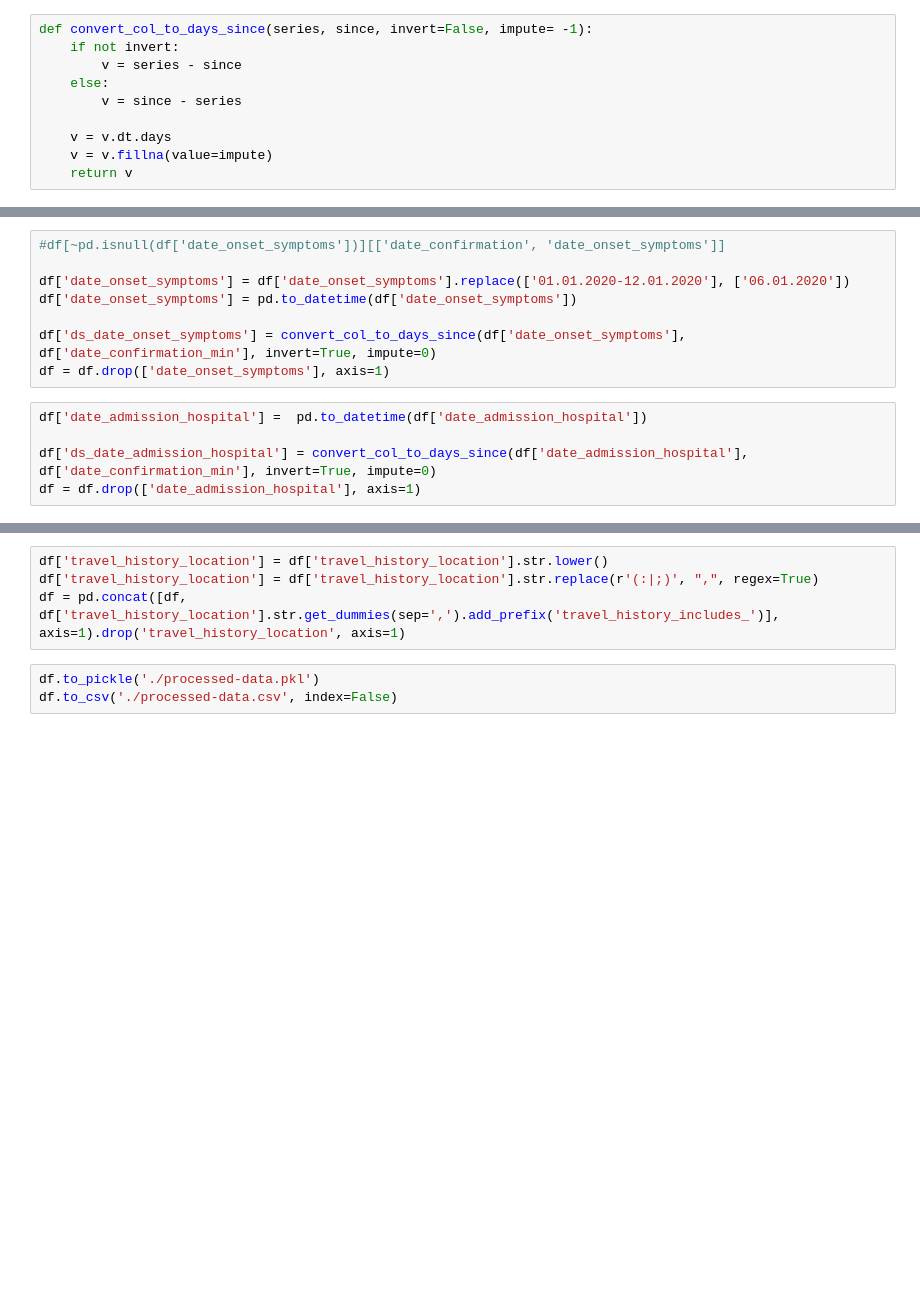
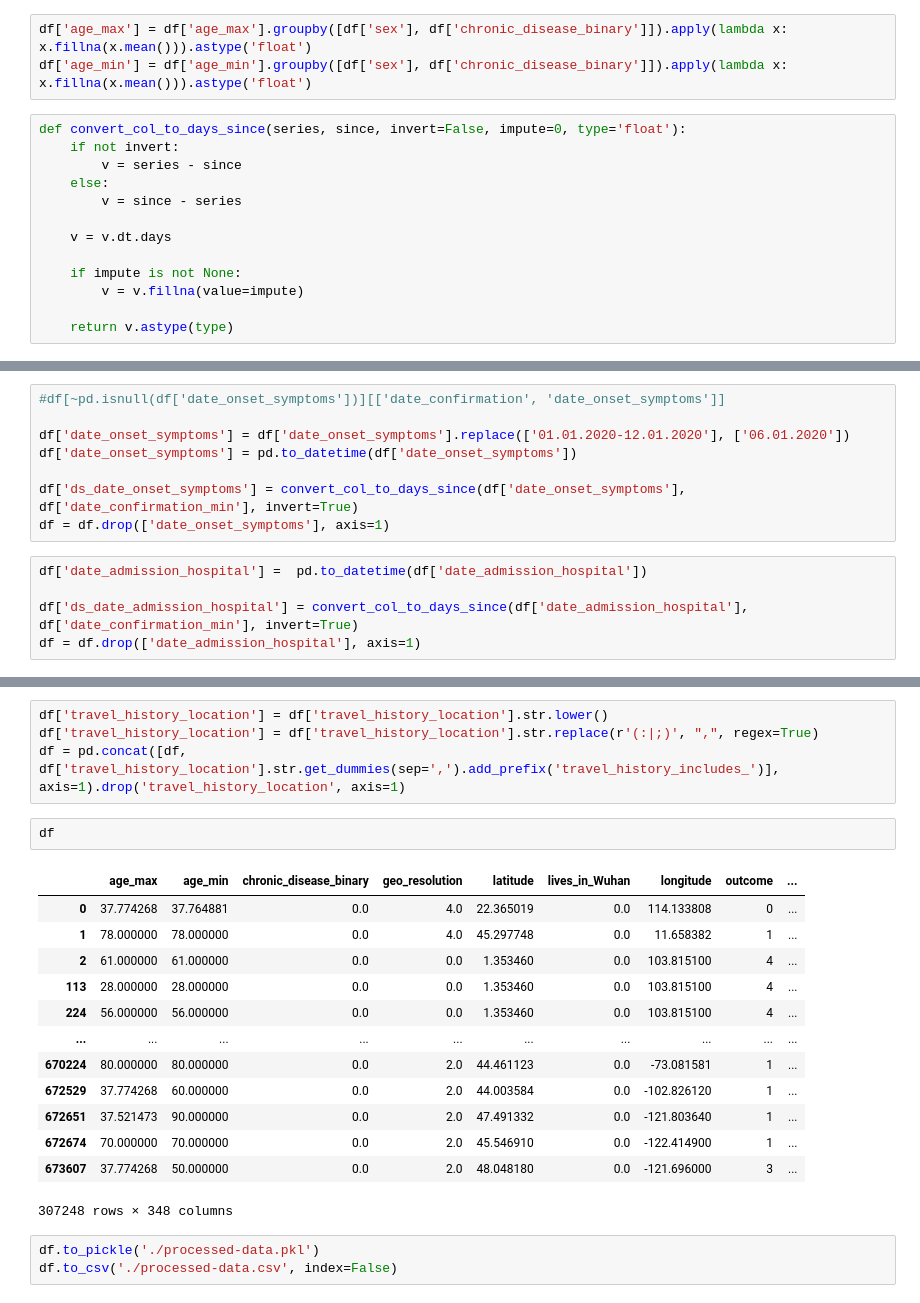
Before and after one commit to awphi/covid-risk-classifier, a Jupyter notebook: DataProcessor.ipynb, the cells around one changed output, grey strips where cells are left out. Saved outputs shown, nothing was run; the diff lists cells and outputs as text; blank space fills up the shorter version.

```diff
--- a/DataProcessor.ipynb
+++ b/DataProcessor.ipynb
@@ -110,13 +100,19 @@ df['age_max'] = df['age_max'].astype('float')
+# %%
+df['age_max'] = df['age_max'].groupby([df['sex'], df['chronic_disease_binary']]).apply(lambda x: x.fillna(x.mean())).astype('float')
+df['age_min'] = df['age_min'].groupby([df['sex'], df['chronic_disease_binary']]).apply(lambda x: x.fillna(x.mean())).astype('float')
 # %%
-def convert_col_to_days_since(series, since, invert=False, impute= -1):
+def convert_col_to_days_since(series, since, invert=False, impute=0, type='float'):
     if not invert:
         v = series - since
     else:
         v = since - series
 
     v = v.dt.days
-    v = v.fillna(value=impute)
-    return v
+
+    if impute is not None:
+        v = v.fillna(value=impute)
+
+    return v.astype(type)
 # %%
 df = df.combine_first(df['date_confirmation'].str.extract(r'^(?P<date_confirmation_min>\d+\.\d+\.\d+)\s*-?\s*(?P<date_confirmation_max>\d+\.\d+\.\d+)?$')).drop(['date_confirmation'], axis=1)
 df['date_confirmation_max'] = np.where(df['date_confirmation_max'].isnull(), df['date_confirmation_min'], df['date_confirmation_max'])
@@ -131,12 +127,12 @@ df['ds_date_confirmation_max'] = convert_col_to_days_since(df['date_confirmation
 df['date_onset_symptoms'] = df['date_onset_symptoms'].replace(['01.01.2020-12.01.2020'], ['06.01.2020'])
 df['date_onset_symptoms'] = pd.to_datetime(df['date_onset_symptoms'])
 
-df['ds_date_onset_symptoms'] = convert_col_to_days_since(df['date_onset_symptoms'], df['date_confirmation_min'], invert=True, impute=0)
+df['ds_date_onset_symptoms'] = convert_col_to_days_since(df['date_onset_symptoms'], df['date_confirmation_min'], invert=True)
 df = df.drop(['date_onset_symptoms'], axis=1)
 # %%
 df['date_admission_hospital'] =  pd.to_datetime(df['date_admission_hospital'])
 
-df['ds_date_admission_hospital'] = convert_col_to_days_since(df['date_admission_hospital'], df['date_confirmation_min'], invert=True, impute=0)
+df['ds_date_admission_hospital'] = convert_col_to_days_since(df['date_admission_hospital'], df['date_confirmation_min'], invert=True)
 df = df.drop(['date_admission_hospital'], axis=1)
 # %%
 df = df.drop(['date_confirmation_min', 'date_confirmation_max'], axis=1)
@@ -172,6 +168,22 @@ df = pd.concat([df, df['symptoms'].str.get_dummies(sep=',').add_prefix('symptoms
 df['travel_history_location'] = df['travel_history_location'].str.lower()
 df['travel_history_location'] = df['travel_history_location'].str.replace(r'(:|;)', ",", regex=True)
 df = pd.concat([df, df['travel_history_location'].str.get_dummies(sep=',').add_prefix('travel_history_includes_')], axis=1).drop('travel_history_location', axis=1)
+# %%
+df
+# %% [output]
+|  | age_max | age_min | chronic_disease_binary | geo_resolution | latitude | lives_in_Wuhan | longitude | outcome | ... |
+| 0 | 37.774268 | 37.764881 | 0.0 | 4.0 | 22.365019 | 0.0 | 114.133808 | 0 | ... |
+| 1 | 78.000000 | 78.000000 | 0.0 | 4.0 | 45.297748 | 0.0 | 11.658382 | 1 | ... |
+| 2 | 61.000000 | 61.000000 | 0.0 | 0.0 | 1.353460 | 0.0 | 103.815100 | 4 | ... |
+| 113 | 28.000000 | 28.000000 | 0.0 | 0.0 | 1.353460 | 0.0 | 103.815100 | 4 | ... |
+| 224 | 56.000000 | 56.000000 | 0.0 | 0.0 | 1.353460 | 0.0 | 103.815100 | 4 | ... |
+| ... | ... | ... | ... | ... | ... | ... | ... | ... | ... |
+| 670224 | 80.000000 | 80.000000 | 0.0 | 2.0 | 44.461123 | 0.0 | -73.081581 | 1 | ... |
+| 672529 | 37.774268 | 60.000000 | 0.0 | 2.0 | 44.003584 | 0.0 | -102.826120 | 1 | ... |
+| 672651 | 37.521473 | 90.000000 | 0.0 | 2.0 | 47.491332 | 0.0 | -121.803640 | 1 | ... |
+| 672674 | 70.000000 | 70.000000 | 0.0 | 2.0 | 45.546910 | 0.0 | -122.414900 | 1 | ... |
+| 673607 | 37.774268 | 50.000000 | 0.0 | 2.0 | 48.048180 | 0.0 | -121.696000 | 3 | ... |
+307248 rows × 348 columns
 # %%
 df.to_pickle('./processed-data.pkl')
 df.to_csv('./processed-data.csv', index=False)
```
Also changed, not shown: parts of 11 cells of this notebook, 11 other files.
